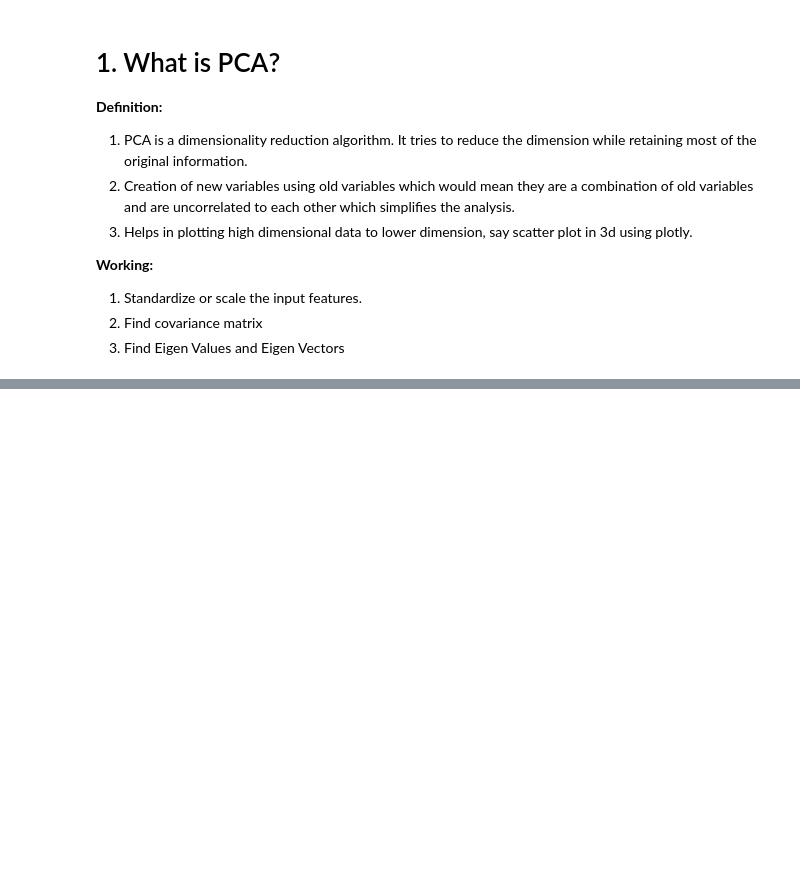
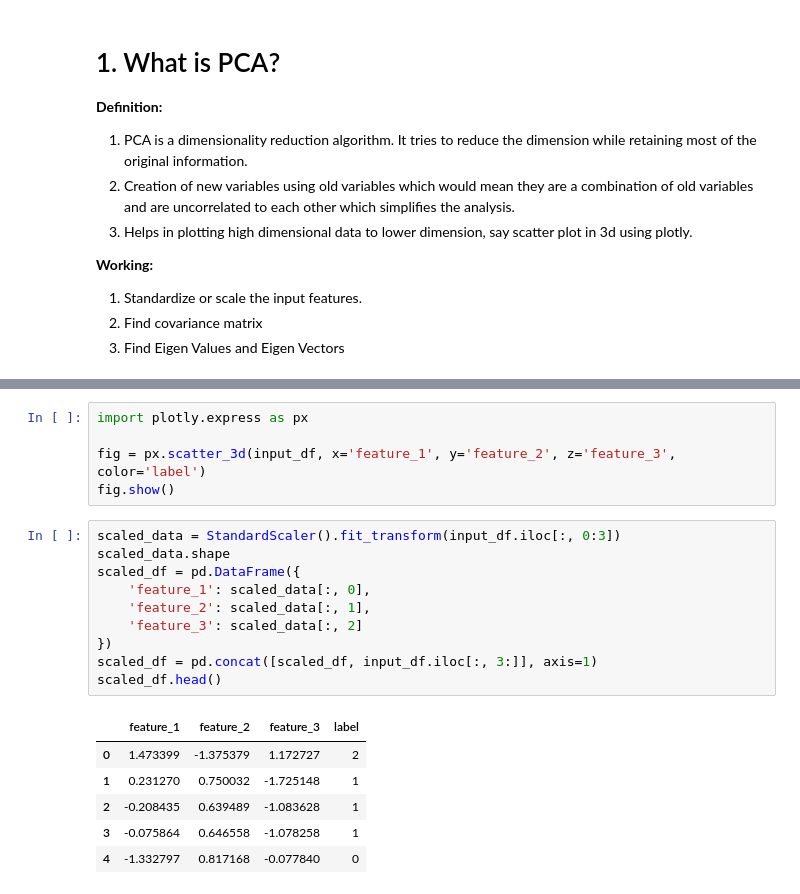
Before and after one commit to ROHIT318/python-practice, a Jupyter notebook: ml-implementation/pca.ipynb, the cells around one changed output, grey strips where cells are left out. Cells and saved outputs as stored; diff of their text form; blank space fills up the shorter version.

```diff
--- a/ml-implementation/pca.ipynb
+++ b/ml-implementation/pca.ipynb
@@ -29,0 +42,22 @@ input_df.describe()
+# %%
+import plotly.express as px
+
+fig = px.scatter_3d(input_df, x='feature_1', y='feature_2', z='feature_3', color='label')
+fig.show()
+# %%
+scaled_data = StandardScaler().fit_transform(input_df.iloc[:, 0:3])
+scaled_data.shape
+scaled_df = pd.DataFrame({
+    'feature_1': scaled_data[:, 0],
+    'feature_2': scaled_data[:, 1],
+    'feature_3': scaled_data[:, 2]
+})
+scaled_df = pd.concat([scaled_df, input_df.iloc[:, 3:]], axis=1)
+scaled_df.head()
+# %% [output]
+|  | feature_1 | feature_2 | feature_3 | label |
+| 0 | 1.473399 | -1.375379 | 1.172727 | 2 |
+| 1 | 0.231270 | 0.750032 | -1.725148 | 1 |
+| 2 | -0.208435 | 0.639489 | -1.083628 | 1 |
+| 3 | -0.075864 | 0.646558 | -1.078258 | 1 |
+| 4 | -1.332797 | 0.817168 | -0.077840 | 0 |
```
Also changed, not shown: parts of 7 cells of this notebook.
